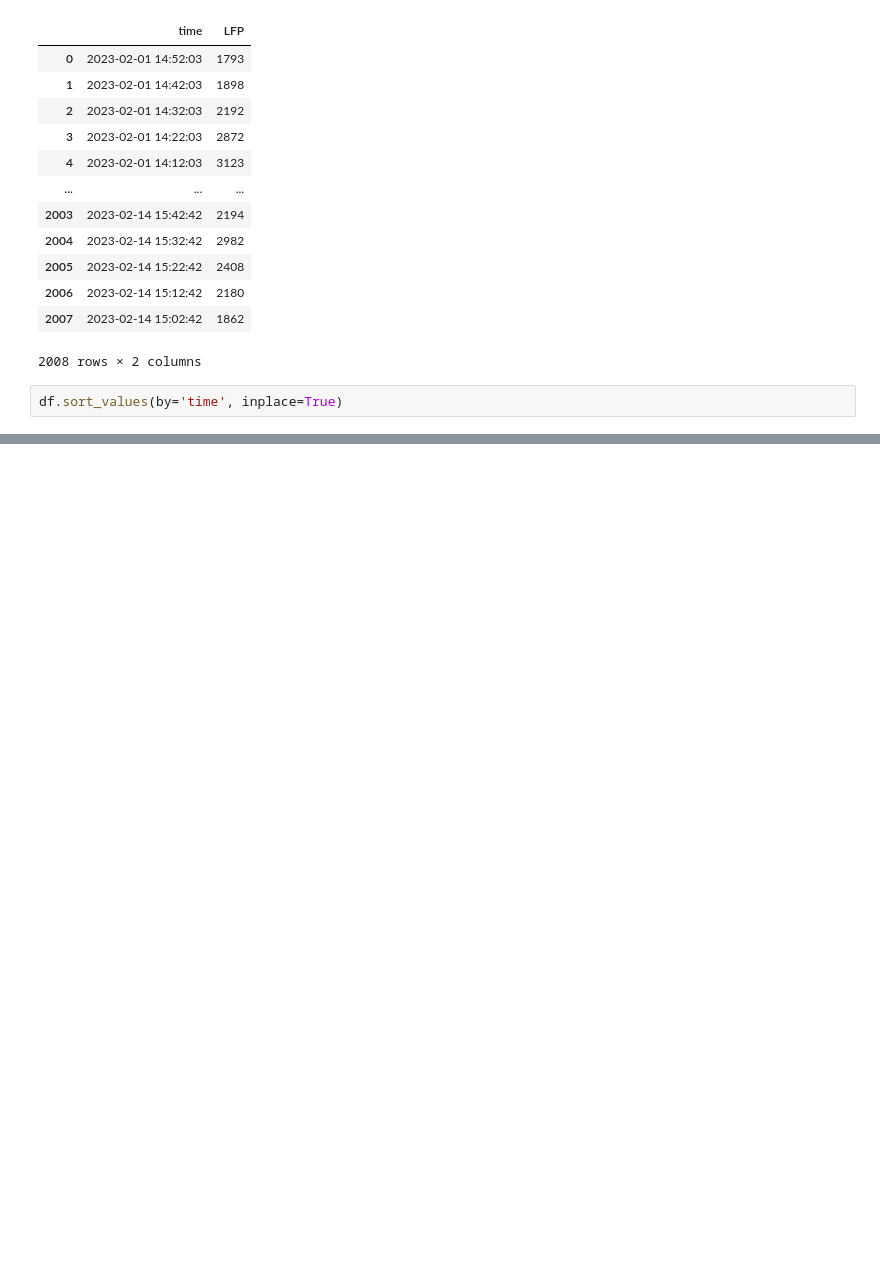
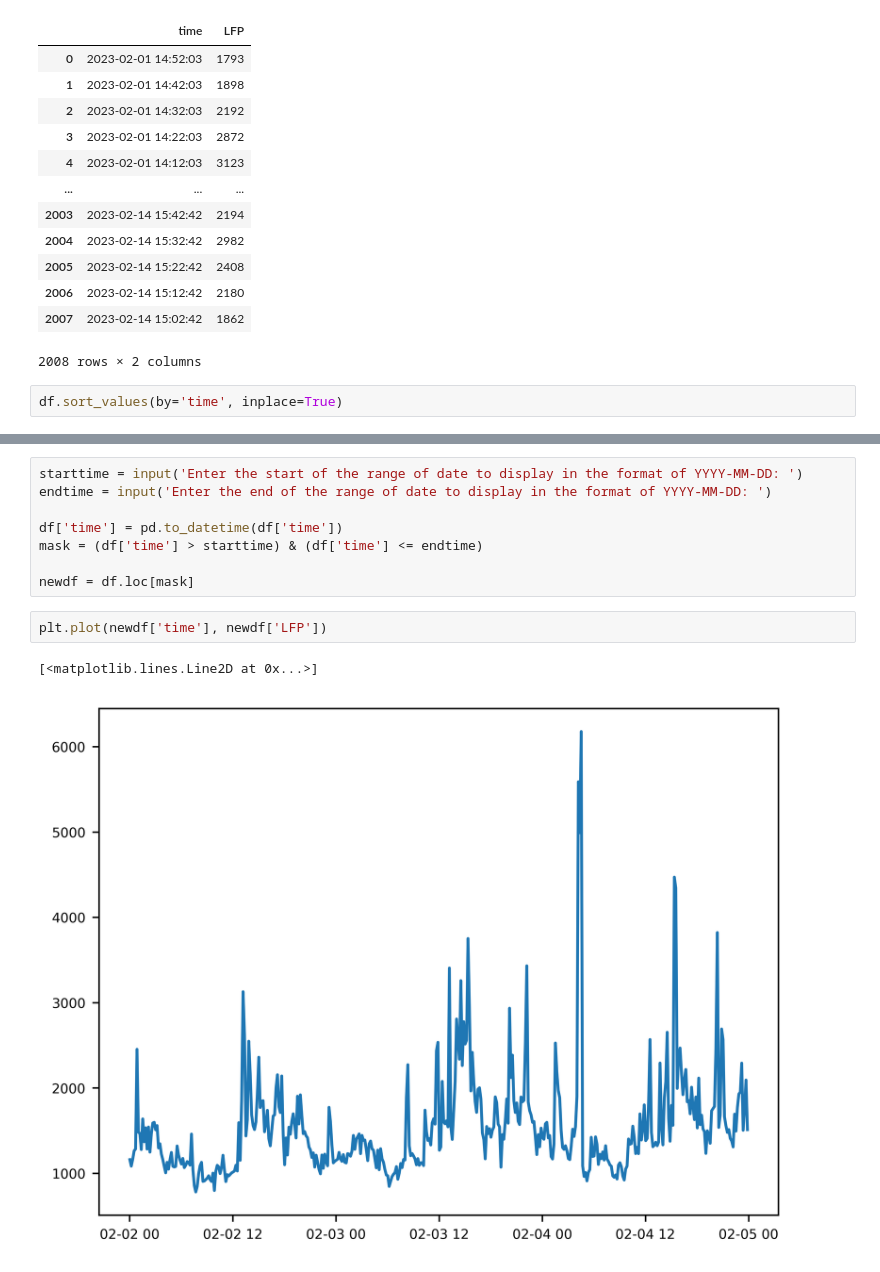
Before and after one commit to kheesu/jpv, a Jupyter notebook: data.ipynb, the cells around one changed output, grey strips where cells are left out. Drawn from its saved outputs; the diff is of its cells as text; blank space fills up the shorter version.

```diff
--- a/data.ipynb
+++ b/data.ipynb
@@ -76,0 +82,13 @@ plt.plot(df['time'], df['LFP'])
+# %%
+starttime = input('Enter the start of the range of date to display in the format of YYYY-MM-DD: ')
+endtime = input('Enter the end of the range of date to display in the format of YYYY-MM-DD: ')
+
+df['time'] = pd.to_datetime(df['time'])
+mask = (df['time'] > starttime) & (df['time'] <= endtime)
+
+newdf = df.loc[mask]
+# %%
+plt.plot(newdf['time'], newdf['LFP'])
+# %% [output]
+[<matplotlib.lines.Line2D at 0x...>]
+[figure, added]
```
Also changed, not shown: parts of 4 cells of this notebook.
